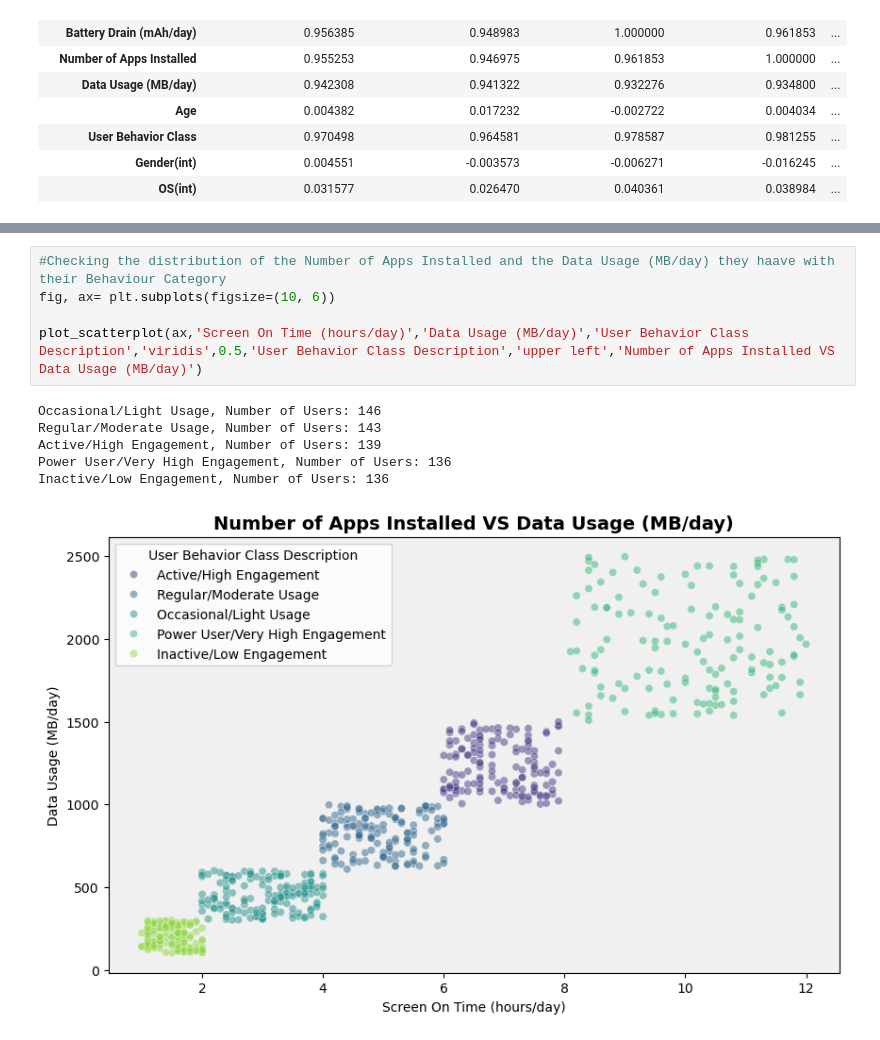
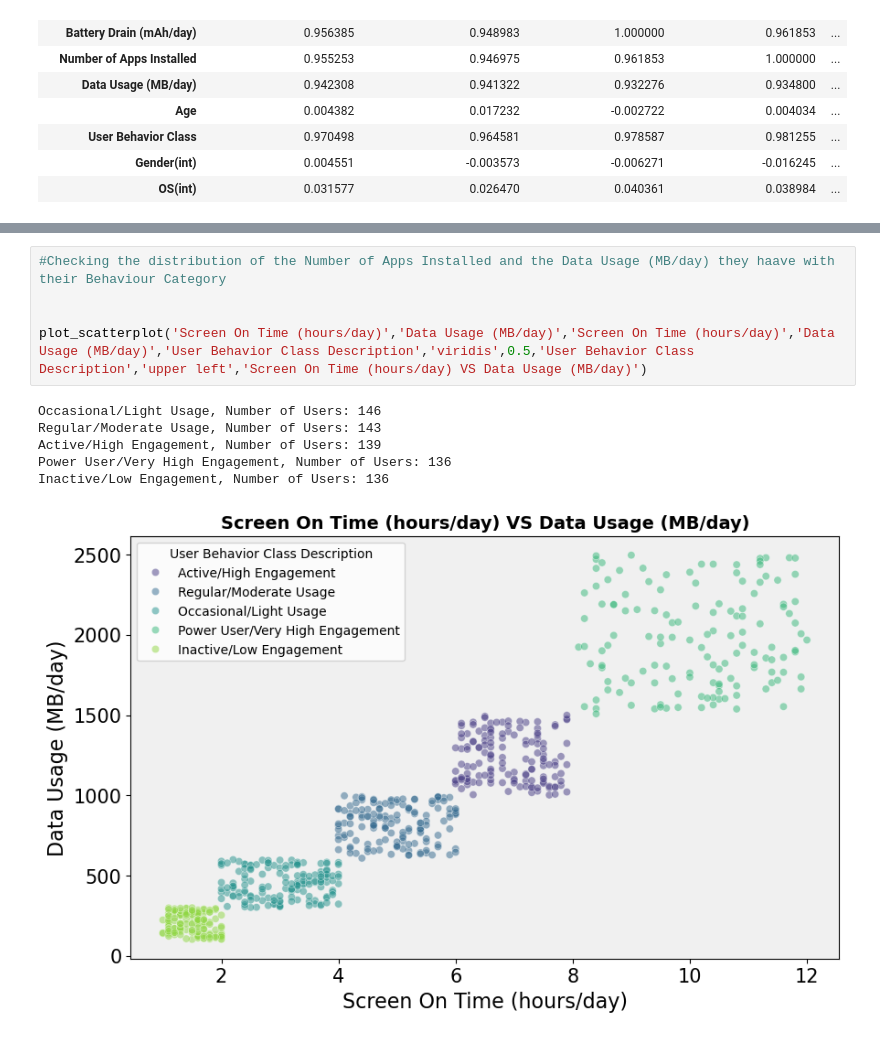
Before and after one commit to Foxtrot123-png/Applied-Data-Science-1, a Jupyter notebook: User_Behaviour.ipynb, the cells around one changed output, grey strips where cells are left out. Cells and saved outputs as stored; diff of their text form.

```diff
--- a/User_Behaviour.ipynb
+++ b/User_Behaviour.ipynb
@@ -206,14 +293,14 @@ plot_boxplot(ax,behaviour,'User Behavior Class','Age','Box Plot for Age VS User
 # %%
 #Checking the distribution of the Number of Apps Installed and the Data Usage (MB/day) they haave with their Behaviour Category
-fig, ax= plt.subplots(figsize=(10, 6))
 
-plot_scatterplot(ax,'Screen On Time (hours/day)','Data Usage (MB/day)','User Behavior Class Description','viridis',0.5,'User Behavior Class Description','upper left','Number of Apps Installed VS Data Usage (MB/day)')
+
+plot_scatterplot('Screen On Time (hours/day)','Data Usage (MB/day)','Screen On Time (hours/day)','Data Usage (MB/day)','User Behavior Class Description','viridis',0.5,'User Behavior Class Description','upper left','Screen On Time (hours/day) VS Data Usage (MB/day)')
 # %% [output]
 Occasional/Light Usage, Number of Users: 146
 Regular/Moderate Usage, Number of Users: 143
 Active/High Engagement, Number of Users: 139
 Power User/Very High Engagement, Number of Users: 136
 Inactive/Low Engagement, Number of Users: 136
-[figure, old version]
+[figure, new version]
 # %%
 #Checking the distribution of the Number of Apps Installed and the Screen On Time they haave with their Behaviour Category
```
Also changed, not shown: parts of 7 cells of this notebook.
